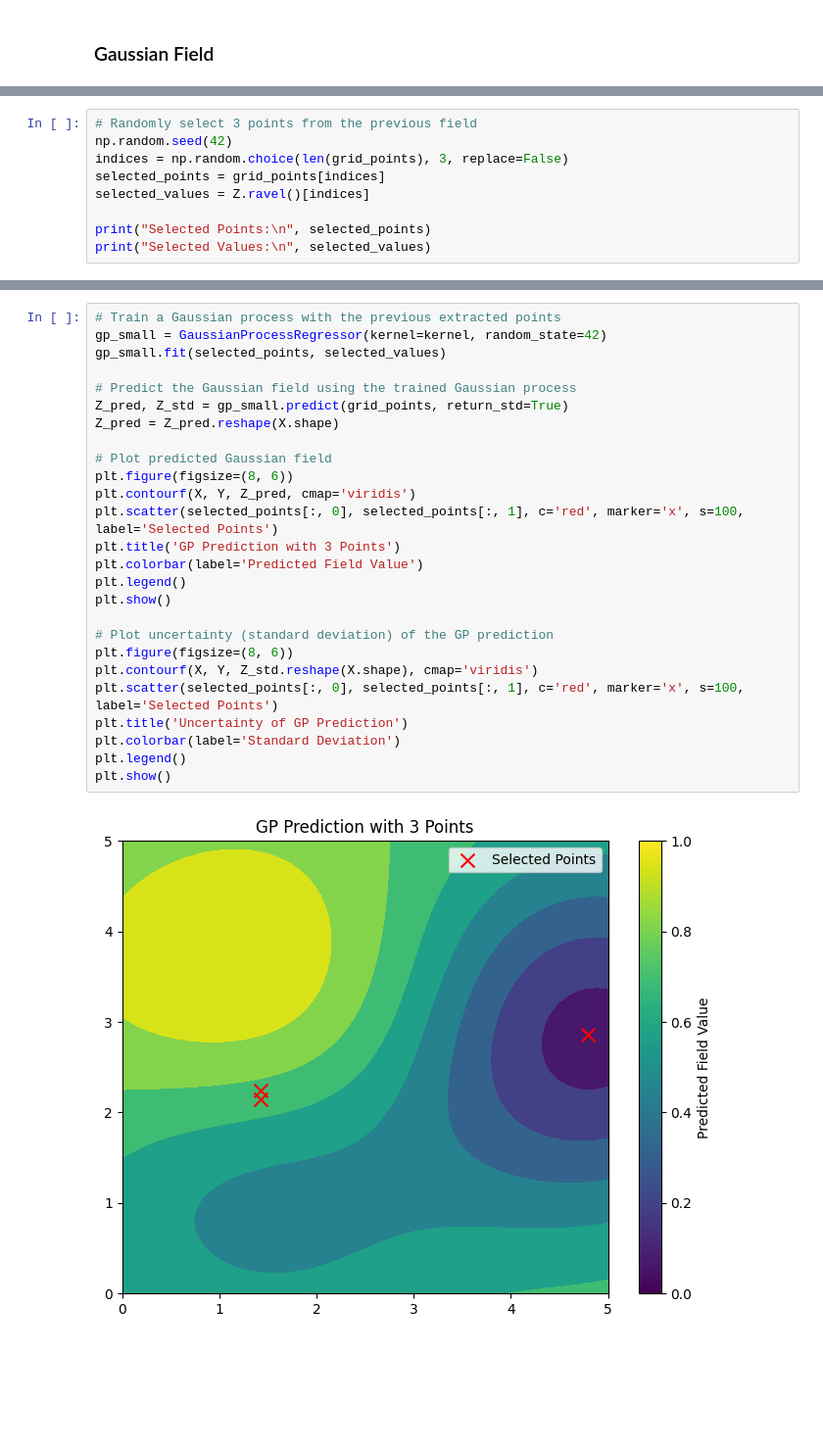
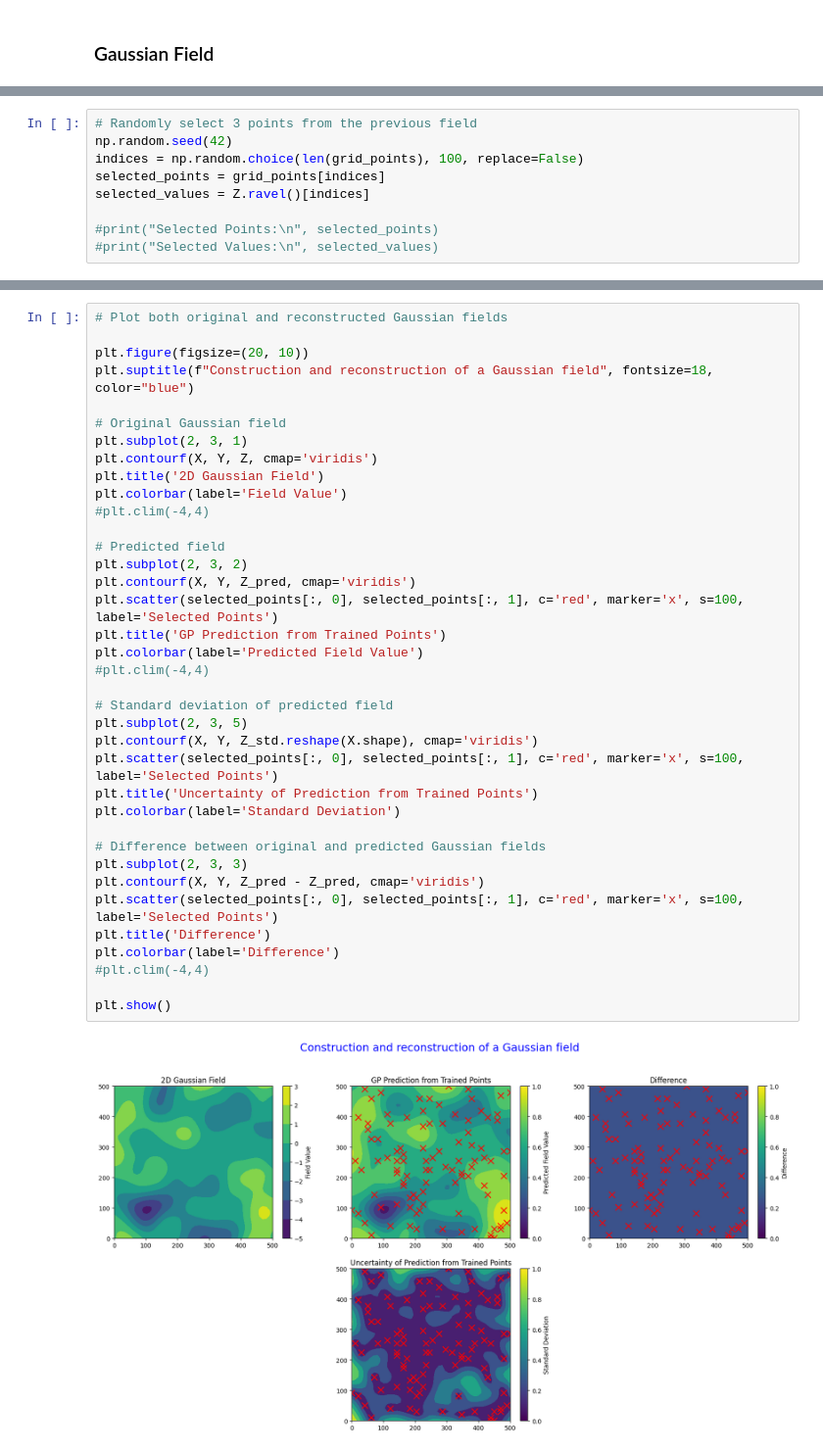
Before and after one commit to csc7/Probabilistic_Programming, a Jupyter notebook: GP_General.ipynb, the cells around one changed output, grey strips where cells are left out. Shown at 98% size. Cells and saved outputs as stored; diff of their text form; blank space fills up the shorter version.

Commit message:
Collect all graphs in one cell

```diff
--- a/GP_General.ipynb
+++ b/GP_General.ipynb
@@ -371,9 +362,9 @@ plt.show()
 # %%
 # Randomly select 3 points from the previous field
 np.random.seed(42)
-indices = np.random.choice(len(grid_points), 3, replace=False)
+indices = np.random.choice(len(grid_points), 100, replace=False)
 selected_points = grid_points[indices]
 selected_values = Z.ravel()[indices]
 
-print("Selected Points:\n", selected_points)
-print("Selected Values:\n", selected_values)
+#print("Selected Points:\n", selected_points)
+#print("Selected Values:\n", selected_values)
@@ -387,28 +379,39 @@ Selected Values:
 # %%
-# Train a Gaussian process with the previous extracted points
-gp_small = GaussianProcessRegressor(kernel=kernel, random_state=42)
-gp_small.fit(selected_points, selected_values)
+# Plot both original and reconstructed Gaussian fields
 
-# Predict the Gaussian field using the trained Gaussian process
-Z_pred, Z_std = gp_small.predict(grid_points, return_std=True)
-Z_pred = Z_pred.reshape(X.shape)
+plt.figure(figsize=(20, 10))
+plt.suptitle(f"Construction and reconstruction of a Gaussian field", fontsize=18, color="blue")
 
-# Plot predicted Gaussian field
-plt.figure(figsize=(8, 6))
+# Original Gaussian field
+plt.subplot(2, 3, 1)
+plt.contourf(X, Y, Z, cmap='viridis')
+plt.title('2D Gaussian Field')
+plt.colorbar(label='Field Value')
+#plt.clim(-4,4)
+
+# Predicted field
+plt.subplot(2, 3, 2)
 plt.contourf(X, Y, Z_pred, cmap='viridis')
 plt.scatter(selected_points[:, 0], selected_points[:, 1], c='red', marker='x', s=100, label='Selected Points')
-plt.title('GP Prediction with 3 Points')
+plt.title('GP Prediction from Trained Points')
 plt.colorbar(label='Predicted Field Value')
-plt.legend()
-plt.show()
+#plt.clim(-4,4)
 
-# Plot uncertainty (standard deviation) of the GP prediction
-plt.figure(figsize=(8, 6))
+# Standard deviation of predicted field
+plt.subplot(2, 3, 5)
 plt.contourf(X, Y, Z_std.reshape(X.shape), cmap='viridis')
 plt.scatter(selected_points[:, 0], selected_points[:, 1], c='red', marker='x', s=100, label='Selected Points')
-plt.title('Uncertainty of GP Prediction')
+plt.title('Uncertainty of Prediction from Trained Points')
 plt.colorbar(label='Standard Deviation')
-plt.legend()
+
+# Difference between original and predicted Gaussian fields
+plt.subplot(2, 3, 3)
+plt.contourf(X, Y, Z_pred - Z_pred, cmap='viridis')
+plt.scatter(selected_points[:, 0], selected_points[:, 1], c='red', marker='x', s=100, label='Selected Points')
+plt.title('Difference')
+plt.colorbar(label='Difference')
+#plt.clim(-4,4)
+
 plt.show()
 # %% [output]
-[figure, old version]
+[figure, new version]
```
Also changed, not shown: parts of 5 cells of this notebook.
